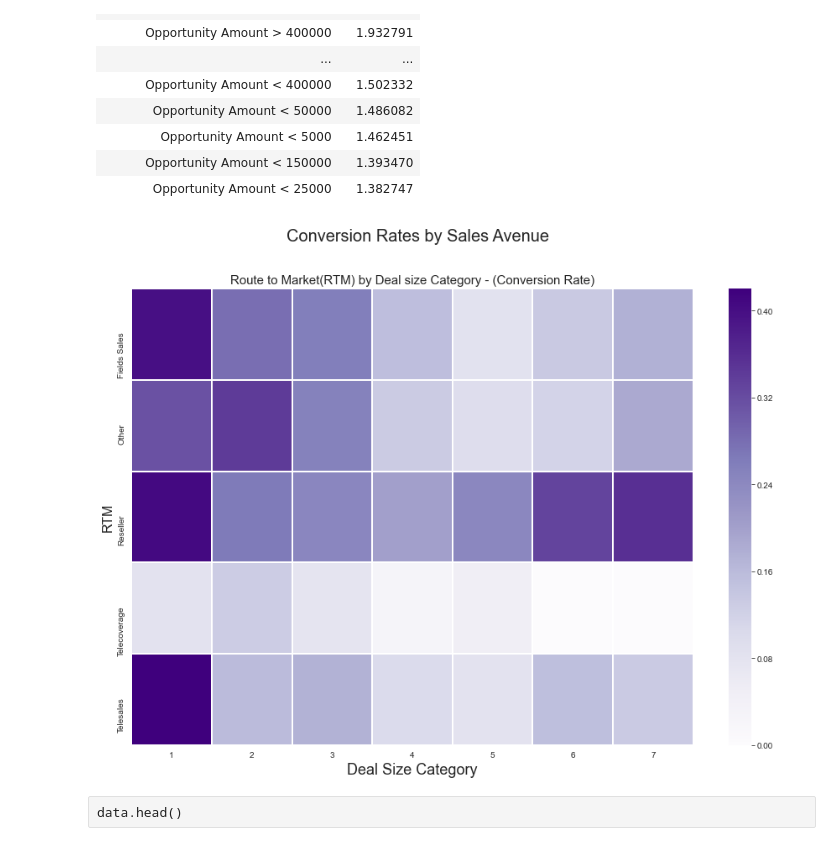
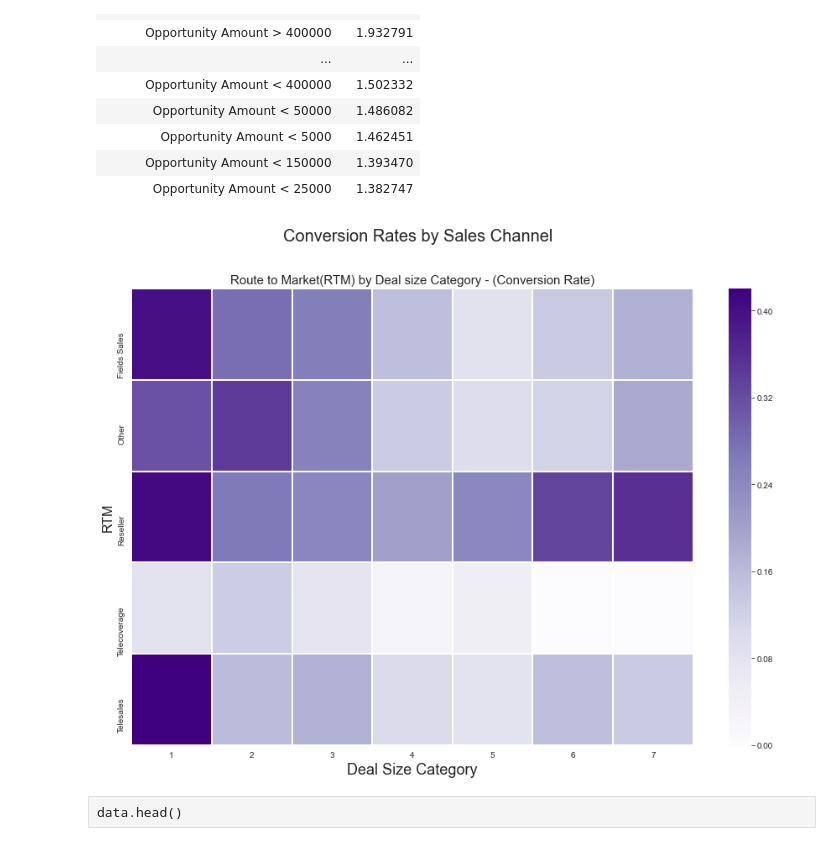
Before and after one commit to OliverAHernandez/IBM-Sales-Analysis, a Jupyter notebook: code/EDA.ipynb, the cells around one changed output. Drawn from its saved outputs; the diff is of its cells as text; code cells hidden in the pictures.

```diff
--- a/code/EDA.ipynb
+++ b/code/EDA.ipynb
@@ -386,15 +386,15 @@ writer.save()
 # %%
 fig = plt.figure(figsize=(15,10))
 pivot_table = data.pivot_table(values='y_hat',index='Route To Market',columns='Deal Size Category')
 sns.heatmap(pivot_table,cmap='Purples',linecolor='white',linewidths=1)
 
-fig.suptitle("Conversion Rates by Sales Avenue                       ", fontsize=20)
+fig.suptitle("Conversion Rates by Sales Channel                       ", fontsize=20)
 plt.title('Route to Market(RTM) by Deal size Category - (Conversion Rate)',fontsize=15)
 plt.xlabel('Deal Size Category', fontsize=18)
 plt.ylabel('RTM', fontsize=16)
 fig.savefig('../pictures/Route to Market(RTM) by Deal size Category - (Conversion Rate).jpg')
 # %% [output]
-[figure, old version]
+[figure, new version]
 # %% [raw]
 data.head()
 # %%
```
Also changed, not shown: parts of 6 cells of this notebook, 8 other files.
